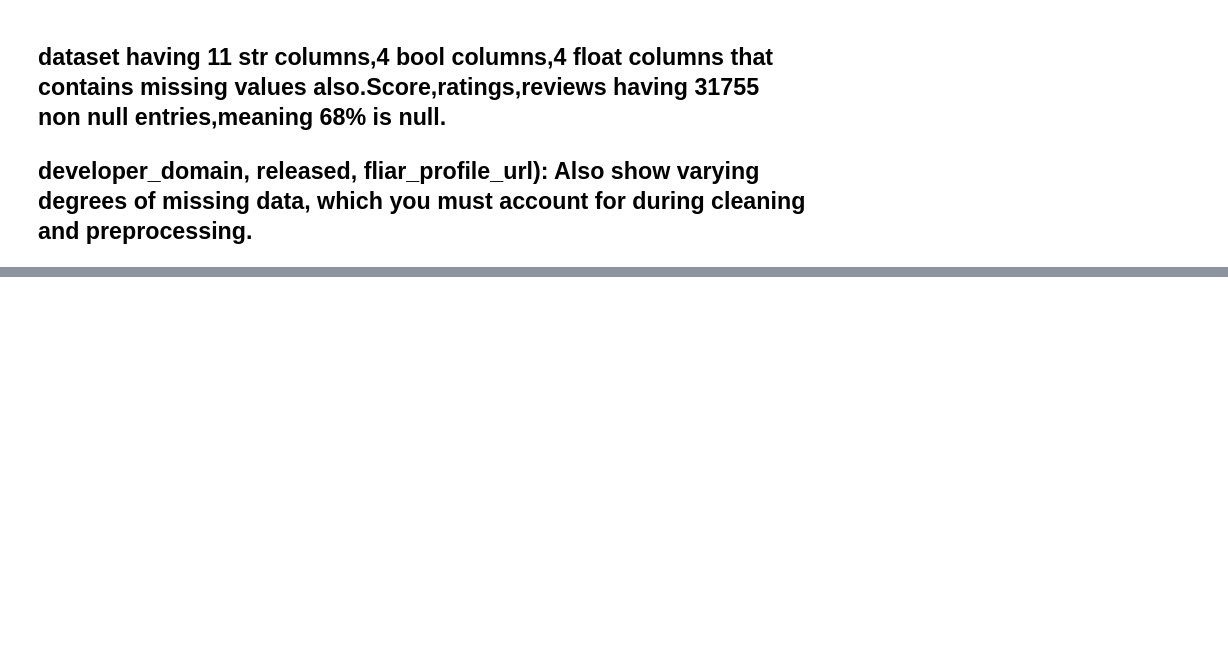
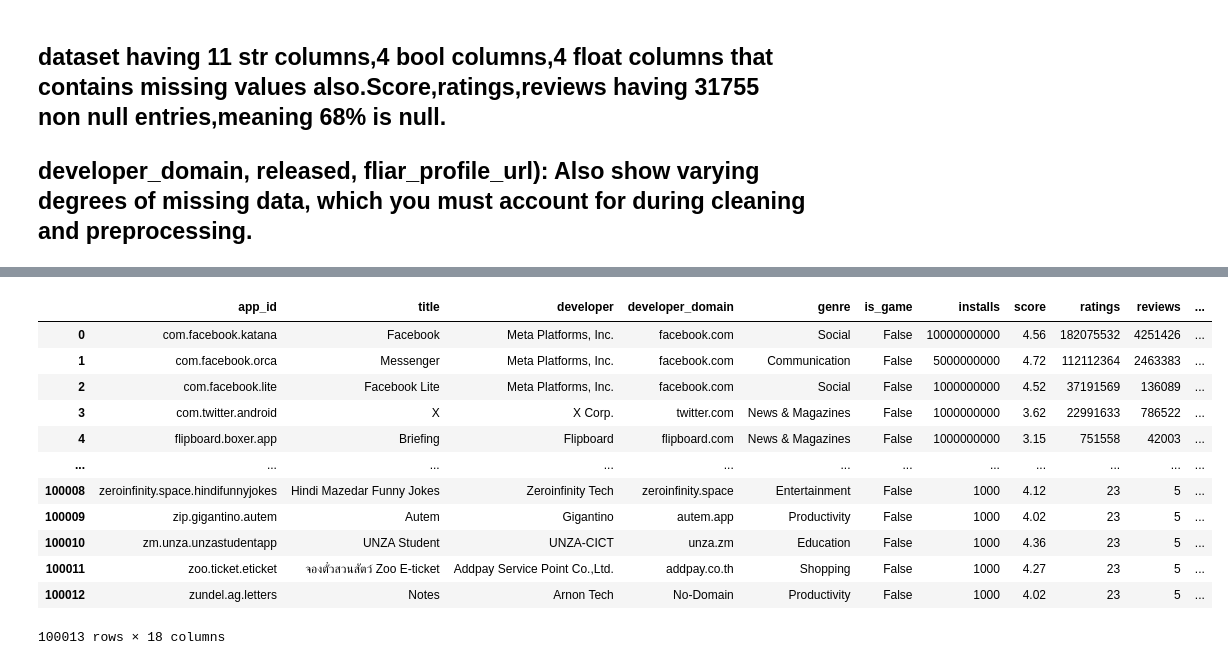
Before and after one commit to Indrajithpm777/PlayStore-Data-Explorer, a Jupyter notebook: Google play apps.ipynb, the cells around one changed output, grey strips where cells are left out. Saved outputs shown, nothing was run; the diff lists cells and outputs as text; code cells hidden in the pictures; blank space fills up the shorter version.

```diff
--- a/Google play apps.ipynb
+++ b/Google play apps.ipynb
@@ -140,0 +403,27 @@ memory usage: 26.6 MB
+# %%
+apps['reviews']=apps['reviews'].fillna(apps.groupby('installs')['reviews'].transform('median'))
+# reviews filled with median values using tranform and groupby function based on the installs column.
+# %%
+apps['reviews']=apps['reviews'].astype(int)
+# %%
+apps['price']=apps['price'].fillna(apps.groupby('genre')['price'].transform('median'))
+# 13 nulls treated
+# %%
+apps['developer_domain']=apps['developer_domain'].fillna('No-Domain')
+# nulls filled using fillna
+# %%
+apps
+# %% [output]
+|  | app_id | title | developer | developer_domain | genre | is_game | installs | score | ratings | reviews | ... |
+| 0 | com.facebook.katana | Facebook | Meta Platforms, Inc. | facebook.com | Social | False | 10000000000 | 4.56 | 182075532 | 4251426 | ... |
+| 1 | com.facebook.orca | Messenger | Meta Platforms, Inc. | facebook.com | Communication | False | 5000000000 | 4.72 | 112112364 | 2463383 | ... |
+| 2 | com.facebook.lite | Facebook Lite | Meta Platforms, Inc. | facebook.com | Social | False | 1000000000 | 4.52 | 37191569 | 136089 | ... |
+| 3 | com.twitter.android | X | X Corp. | twitter.com | News & Magazines | False | 1000000000 | 3.62 | 22991633 | 786522 | ... |
+| 4 | flipboard.boxer.app | Briefing | Flipboard | flipboard.com | News & Magazines | False | 1000000000 | 3.15 | 751558 | 42003 | ... |
+| ... | ... | ... | ... | ... | ... | ... | ... | ... | ... | ... | ... |
+| 100008 | zeroinfinity.space.hindifunnyjokes | Hindi Mazedar Funny Jokes | Zeroinfinity Tech | zeroinfinity.space | Entertainment | False | 1000 | 4.12 | 23 | 5 | ... |
+| 100009 | zip.gigantino.autem | Autem | Gigantino | autem.app | Productivity | False | 1000 | 4.02 | 23 | 5 | ... |
+| 100010 | zm.unza.unzastudentapp | UNZA Student | UNZA-CICT | unza.zm | Education | False | 1000 | 4.36 | 23 | 5 | ... |
+| 100011 | zoo.ticket.eticket | จองตั๋วสวนสัตว์ Zoo E-ticket | Addpay Service Point Co.,Ltd. | addpay.co.th | Shopping | False | 1000 | 4.27 | 23 | 5 | ... |
+| 100012 | zundel.ag.letters | Notes | Arnon Tech | No-Domain | Productivity | False | 1000 | 4.02 | 23 | 5 | ... |
+100013 rows × 18 columns
```
Also changed, not shown: parts of 42 cells of this notebook.
